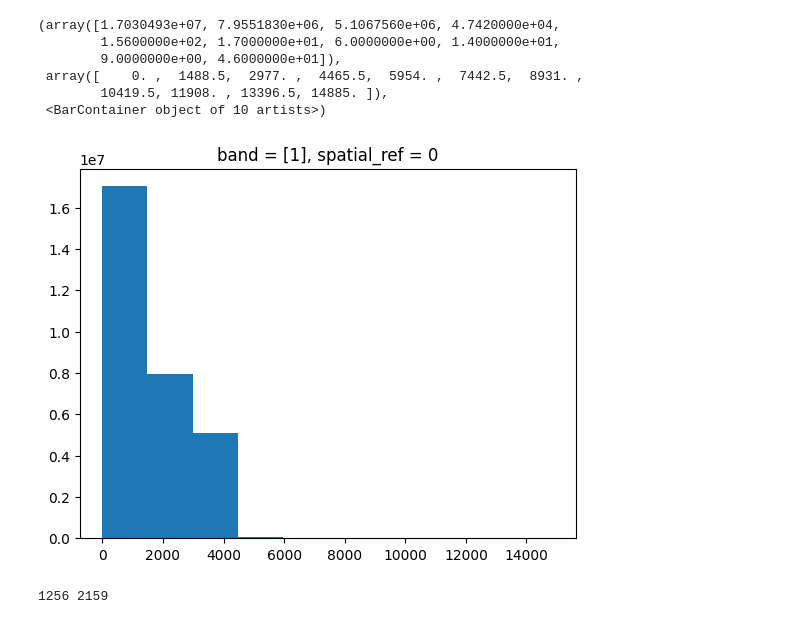
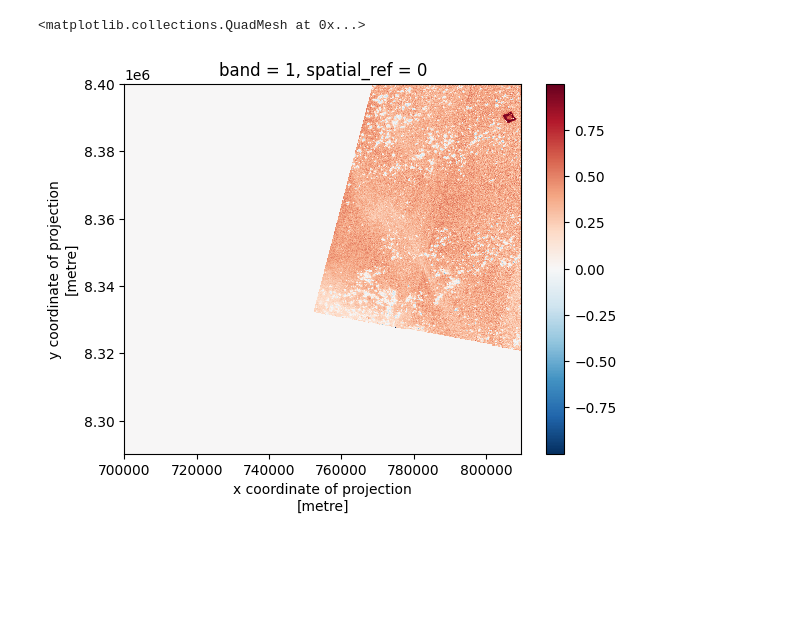
Before and after one commit to sashkaw/flood-data-api, a Jupyter notebook: scripts/classify.ipynb, the cells around one changed output. Saved outputs shown, nothing was run; the diff lists cells and outputs as text; code cells hidden in the pictures; blank space fills up the shorter version.

```diff
--- a/scripts/classify.ipynb
+++ b/scripts/classify.ipynb
@@ -220,8 +141,9 @@ def match_projections(assets: dict[pystac.asset.Asset]) -> dict[xarray.core.data
     Example: bands = match_projections(test_assets)
     '''
     # Extract bands of interest with the use of Dask chunked arrays
-    green_band = rioxarray.open_rasterio(assets["B03"].href, lock=False, chunks = "auto")
-    swir_band = rioxarray.open_rasterio(assets["B12"].href, lock=False, chunks = "auto")
+    #green_band = rioxarray.open_rasterio(assets["B03"].href, lock=False, chunks = "auto")
+    green_band = rioxarray.open_rasterio(assets["B03"].href).astype("float32")
+    swir_band = rioxarray.open_rasterio(assets["B12"].href).astype("float32")
 
     # Reproject data to match shapes if unequal
     if(green_band.shape != swir_band.shape):
@@ -231,10 +153,11 @@ def match_projections(assets: dict[pystac.asset.Asset]) -> dict[xarray.core.data
             # Use tiled=True to write as chunked GeoTIFF,
             # use Lock() to synchronize threads
             # use compute=False for lazy execution
-            green_band = green_band.rio.reproject_match(swir_band, tiled=True, lock=Lock(), compute=False)
+            #green_band = green_band.rio.reproject_match(swir_band, tiled=True, lock=Lock(), compute=False)
+            green_band = green_band.rio.reproject_match(swir_band)
 
         else:
-            swir_band = swir_band.rio.reproject_match(green_band, tiled=True, lock=Lock(), compute=False)
+            swir_band = swir_band.rio.reproject_match(green_band)
 
     return {"green_band": green_band, "swir_band": swir_band}
 
@@ -255,0 +175,4 @@ Reprojecting...
+# %%
+test_assets = items[0].assets
+bands = match_projections(test_assets)
+#test_assets
@@ -256,4 +181,6 @@ Reprojecting...
 # %%
-mndwi_test = calc_mndwi(bands)
+#mndwi_test = calc_mndwi(bands)
 #mndwi_test.plot()
-type(mndwi_test)
+#type(mndwi_test)
+green_band = bands.get("green_band")
+swir_band = bands.get("swir_band")
@@ -266,8 +191,8 @@ xarray.core.dataarray.DataArray
 # Green = pixel values from the green band
 # SWIR = pixel values from the short-wave infrared band"
 # First get green and SWIR bands
-green_band = rioxarray.open_rasterio(test_assets["B03"].href)
-swir_band = rioxarray.open_rasterio(test_assets["B12"].href)
+#green_band = rioxarray.open_rasterio(test_assets["B03"].href)
+#swir_band = rioxarray.open_rasterio(test_assets["B12"].href)
 # %%
 # Check extents and projections
 print(green_band.shape)
@@ -327,16 +223,0 @@ green_matched.plot.hist()
-# %%
-swir_band.plot.hist()
-# %% [output]
-(array([1.7030493e+07, 7.9551830e+06, 5.1067560e+06, 4.7420000e+04,
-        1.5600000e+02, 1.7000000e+01, 6.0000000e+00, 1.4000000e+01,
-        9.0000000e+00, 4.6000000e+01]),
- array([    0. ,  1488.5,  2977. ,  4465.5,  5954. ,  7442.5,  8931. ,
-        10419.5, 11908. , 13396.5, 14885. ]),
- <BarContainer object of 10 artists>)
-[figure, removed]
-# %%
-g = green_matched.values[0,0,10]
-sw = swir_band.values[0,0,10]
-print(g, sw)
-# %% [output]
-1256 2159
@@ -347,0 +224,14 @@ print(g, sw)
+# %%
+# Calculate Modified Normalized Water Difference Index
+# Note: Use 0 to fill nodata areas with 0
+#print(green_band.min(), green_band.max(), swir_band.min(), swir_band.max())
+#mndwi_arr = np.where(img.mask, (green_band - swir_band) / (green_band + swir_band), 0)
+numerator = (green_band - swir_band)
+denominator = (green_band + swir_band)
+mndwi_arr = np.divide(numerator, denominator, np.zeros_like(numerator), where=denominator!=0)
+#np.unique(swir_band)
+#mndwi_arr = (green_band - swir_band) / (green_band + swir_band)
+mndwi_arr.plot()
+# %% [output]
+<matplotlib.collections.QuadMesh at 0x...>
+[figure, added]
```
Also changed, not shown: parts of 54 cells of this notebook, 1 other file.
